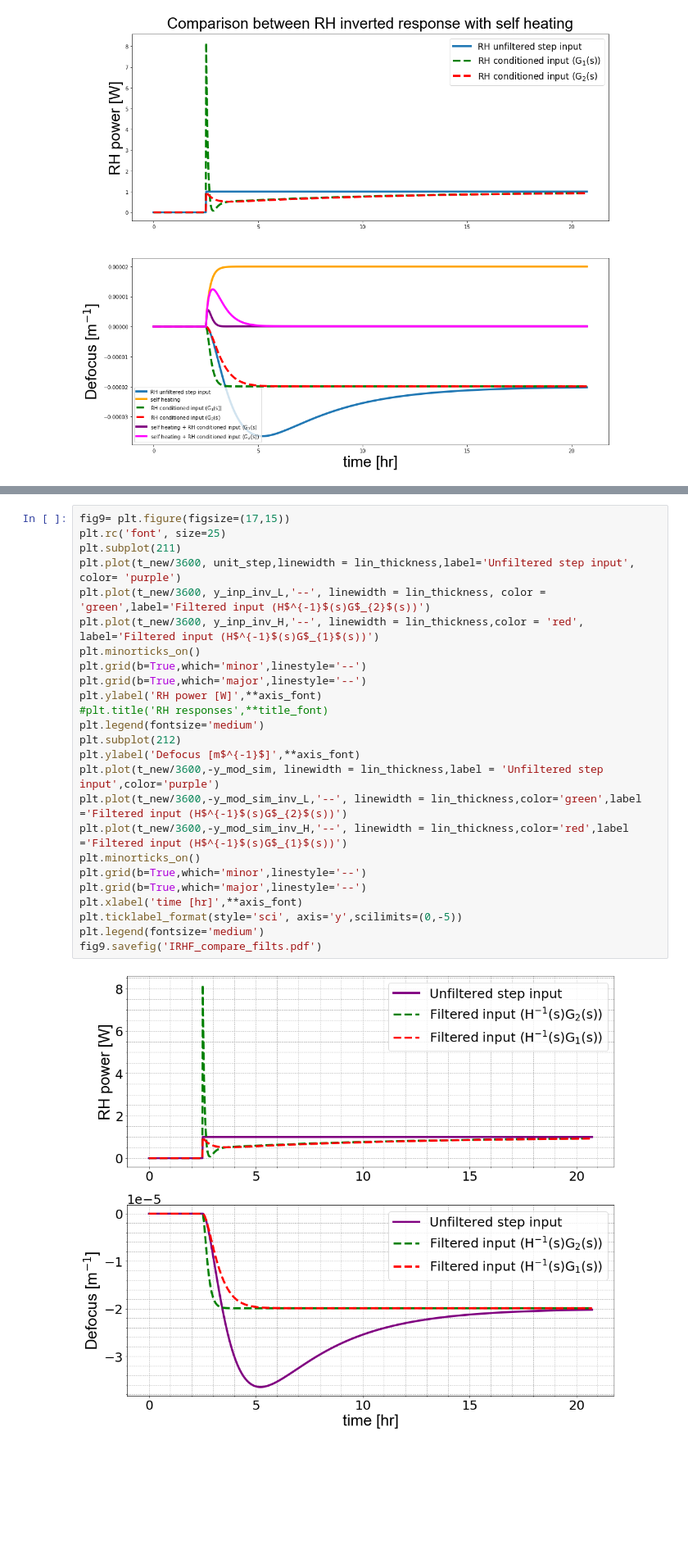
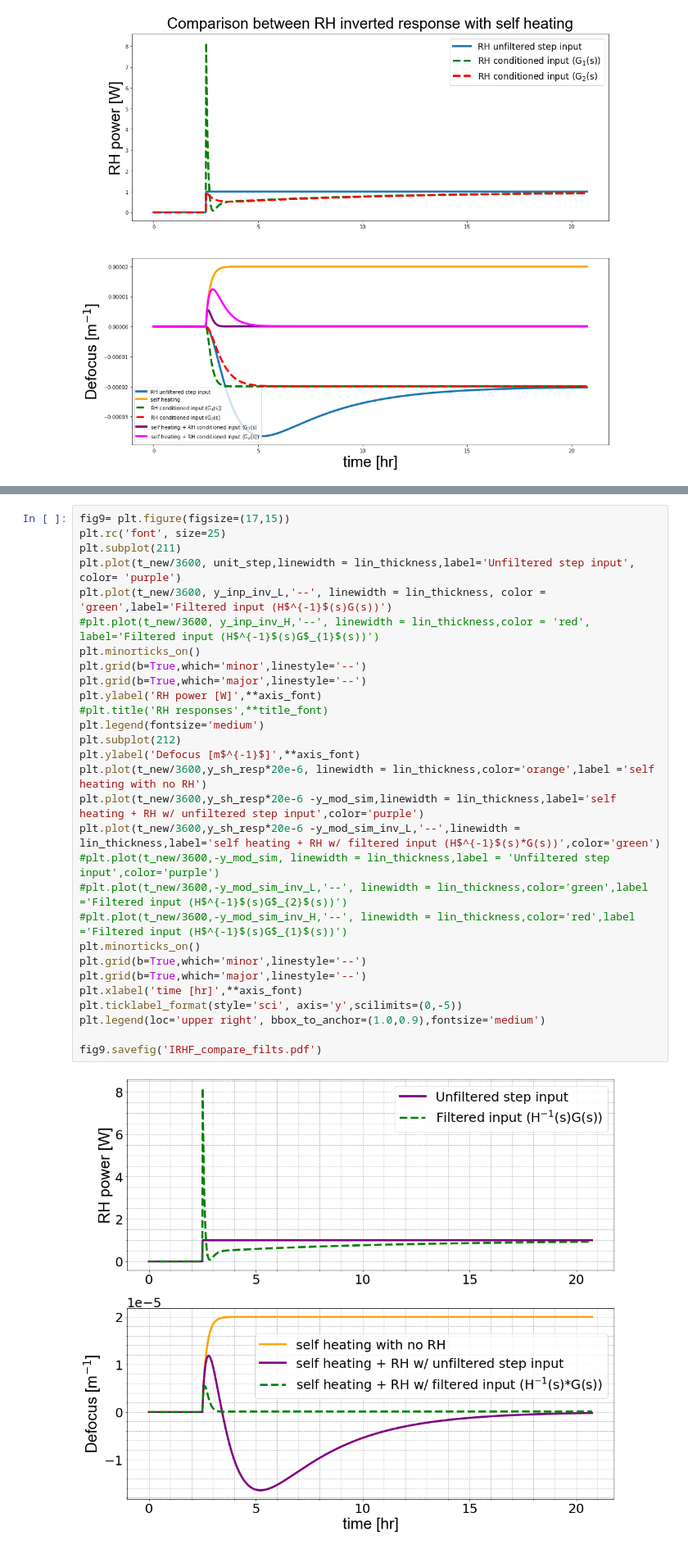
Before and after one commit to dancvan/IRHF, a Jupyter notebook: code/IRHF_w_self_heating.ipynb, the cells around one changed output, grey strips where cells are left out. Shown at 82% size. Drawn from its saved outputs; the diff is of its cells as text; blank space fills up the shorter version.

```diff
--- a/code/IRHF_w_self_heating.ipynb
+++ b/code/IRHF_w_self_heating.ipynb
@@ -267,30 +267,34 @@ fig8.savefig('IRHF_compare_w_self.pdf')
 # %%
 fig9= plt.figure(figsize=(17,15))
 plt.rc('font', size=25)
 plt.subplot(211)
 plt.plot(t_new/3600, unit_step,linewidth = lin_thickness,label='Unfiltered step input', color= 'purple')
-plt.plot(t_new/3600, y_inp_inv_L,'--', linewidth = lin_thickness, color = 'green',label='Filtered input (H$^{-1}$(s)G$_{2}$(s))')
-plt.plot(t_new/3600, y_inp_inv_H,'--', linewidth = lin_thickness,color = 'red', label='Filtered input (H$^{-1}$(s)G$_{1}$(s))')
+plt.plot(t_new/3600, y_inp_inv_L,'--', linewidth = lin_thickness, color = 'green',label='Filtered input (H$^{-1}$(s)G(s))')
+#plt.plot(t_new/3600, y_inp_inv_H,'--', linewidth = lin_thickness,color = 'red', label='Filtered input (H$^{-1}$(s)G$_{1}$(s))')
 plt.minorticks_on()
 plt.grid(b=True,which='minor',linestyle='--')
 plt.grid(b=True,which='major',linestyle='--')
 plt.ylabel('RH power [W]',**axis_font)
 #plt.title('RH responses',**title_font)
 plt.legend(fontsize='medium')
 plt.subplot(212)
 plt.ylabel('Defocus [m$^{-1}$]',**axis_font)
-plt.plot(t_new/3600,-y_mod_sim, linewidth = lin_thickness,label = 'Unfiltered step input',color='purple')
-plt.plot(t_new/3600,-y_mod_sim_inv_L,'--', linewidth = lin_thickness,color='green',label ='Filtered input (H$^{-1}$(s)G$_{2}$(s))')
-plt.plot(t_new/3600,-y_mod_sim_inv_H,'--', linewidth = lin_thickness,color='red',label ='Filtered input (H$^{-1}$(s)G$_{1}$(s))')
+plt.plot(t_new/3600,y_sh_resp*20e-6, linewidth = lin_thickness,color='orange',label ='self heating with no RH')
+plt.plot(t_new/3600,y_sh_resp*20e-6 -y_mod_sim,linewidth = lin_thickness,label='self heating + RH w/ unfiltered step input',color='purple')
+plt.plot(t_new/3600,y_sh_resp*20e-6 -y_mod_sim_inv_L,'--',linewidth = lin_thickness,label='self heating + RH w/ filtered input (H$^{-1}$(s)*G(s))',color='green')
+#plt.plot(t_new/3600,-y_mod_sim, linewidth = lin_thickness,label = 'Unfiltered step input',color='purple')
+#plt.plot(t_new/3600,-y_mod_sim_inv_L,'--', linewidth = lin_thickness,color='green',label ='Filtered input (H$^{-1}$(s)G$_{2}$(s))')
+#plt.plot(t_new/3600,-y_mod_sim_inv_H,'--', linewidth = lin_thickness,color='red',label ='Filtered input (H$^{-1}$(s)G$_{1}$(s))')
 plt.minorticks_on()
 plt.grid(b=True,which='minor',linestyle='--')
 plt.grid(b=True,which='major',linestyle='--')
 plt.xlabel('time [hr]',**axis_font)
 plt.ticklabel_format(style='sci', axis='y',scilimits=(0,-5))
-plt.legend(fontsize='medium')
+plt.legend(loc='upper right', bbox_to_anchor=(1.0,0.9),fontsize='medium')
+
 fig9.savefig('IRHF_compare_filts.pdf')
 # %% [output]
-[figure, old version]
+[figure, new version]
 # %%
 fig = plt.figure(figsize=(17,15))
 plt.subplot(311)
```
Also changed, not shown: parts of 1 cell of this notebook.
